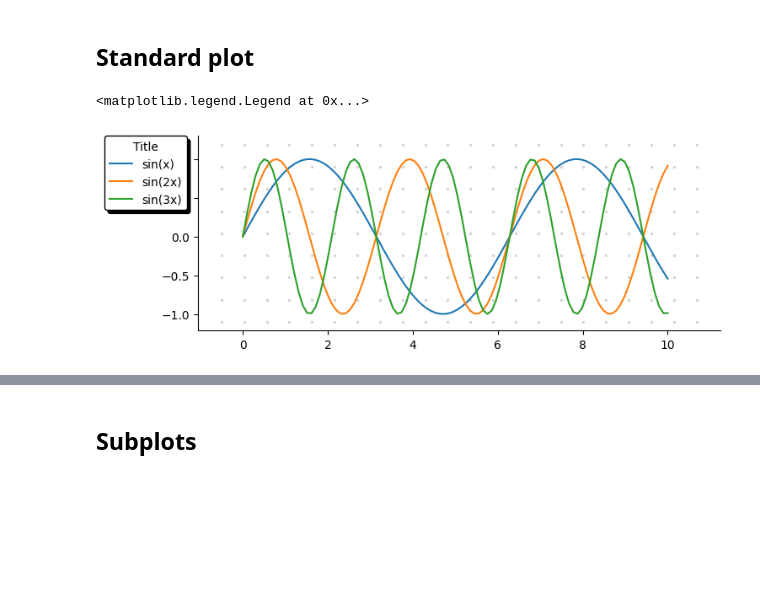
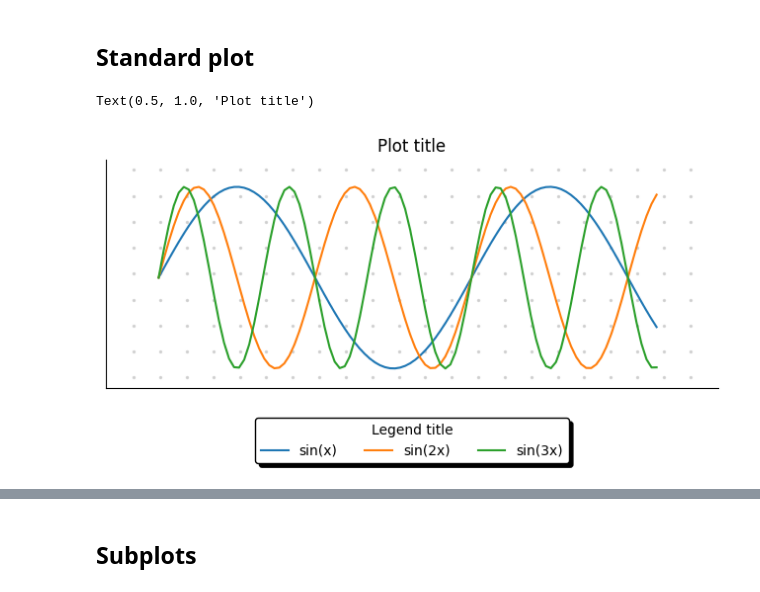
Before and after one commit to clarkmaio/pimpmyplot, a Jupyter notebook: notebook/demo.ipynb, the cells around one changed output, grey strips where cells are left out. Cells and saved outputs as stored; diff of their text form; code cells hidden in the pictures; blank space fills up the shorter version.

Commit message:
fix ext legend location

```diff
--- a/notebook/demo.ipynb
+++ b/notebook/demo.ipynb
@@ -12,15 +12,16 @@ import pimpmyplot as pmp
 # %%
 x = np.linspace(0, 10, 100)
 
 plt.figure(figsize=(8, 3))
 plt.plot(x, np.sin(x), label='sin(x)')
 plt.plot(x, np.sin(2*x), label='sin(2x)')
 plt.plot(x, np.sin(3*x), label='sin(3x)')
 
-pmp.bullet_grid(stepinch=.3)        # dotted grid similar to a bllet journal
+pmp.bullet_grid(stepinch=.3)        # dotted grid similar to a bullet journal
 pmp.remove_axis('top', 'right')     # remove axis in a simpler way
-#pmp.remove_ticks()                  # remove ticks in a simpler way
-pmp.legend(loc='ext upper left', ncol=1, title='Title')                        # same as plt legend but better looking and horizontal labels as default
+pmp.remove_ticks()                  # remove ticks in a simpler way
+pmp.legend(loc='ext lower center', title='Legend title')                        # same as plt legend but better looking and horizontal labels as default
+plt.title('Plot title')
 # %% [output]
-<matplotlib.legend.Legend at 0x...>
+Text(0.5, 1.0, 'Plot title')
-[figure, old version]
+[figure, new version]
```
Also changed, not shown: parts of 4 cells of this notebook, 5 other files.
